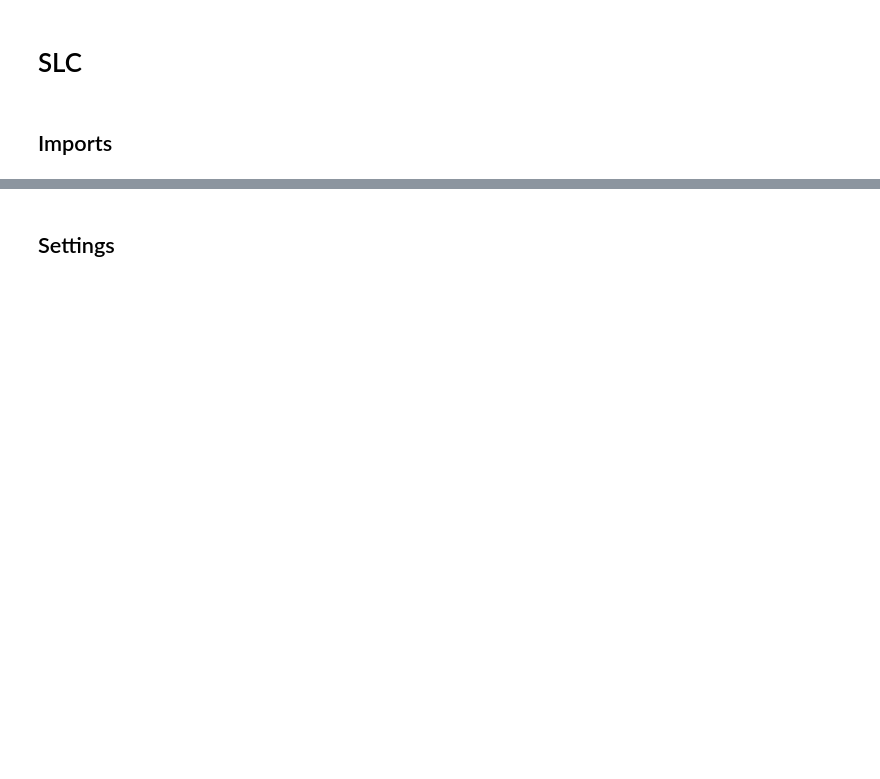
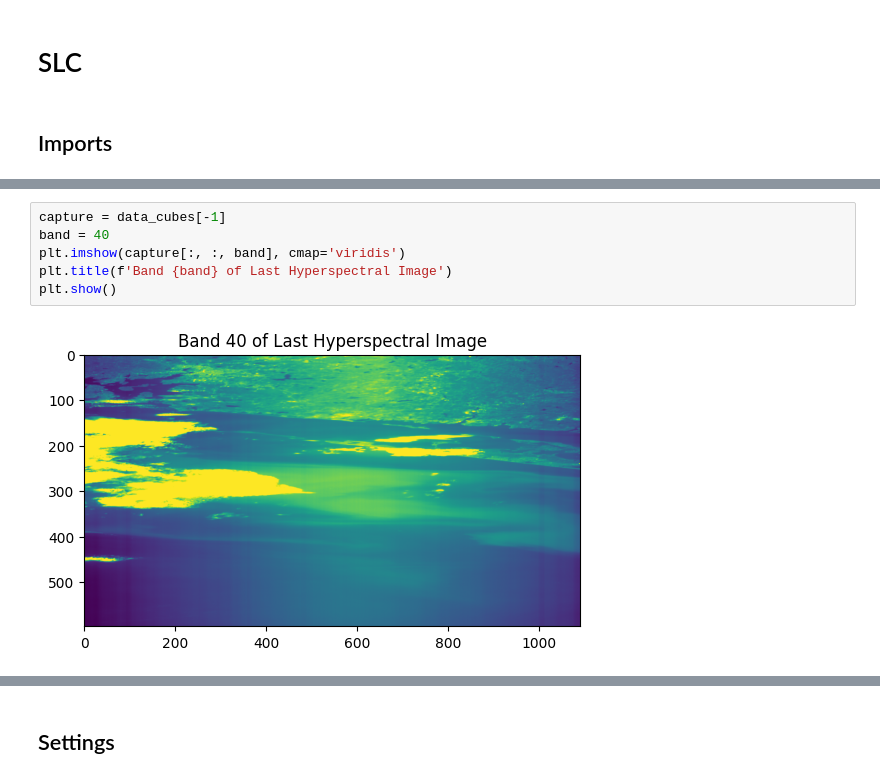
Before and after one commit to philipcmd/WaveSeg, a Jupyter notebook: SLC_Validation.ipynb, the cells around one changed output, grey strips where cells are left out. Saved outputs shown, nothing was run; the diff lists cells and outputs as text; blank space fills up the shorter version.

```diff
--- a/SLC_Validation.ipynb
+++ b/SLC_Validation.ipynb
@@ -58,0 +312,8 @@ ModuleNotFoundError: No module named 'hypso'
+# %%
+capture = data_cubes[-1]
+band = 40
+plt.imshow(capture[:, :, band], cmap='viridis')
+plt.title(f'Band {band} of Last Hyperspectral Image')
+plt.show()
+# %% [output]
+[figure, added]
```
Also changed, not shown: parts of 9 cells of this notebook.
